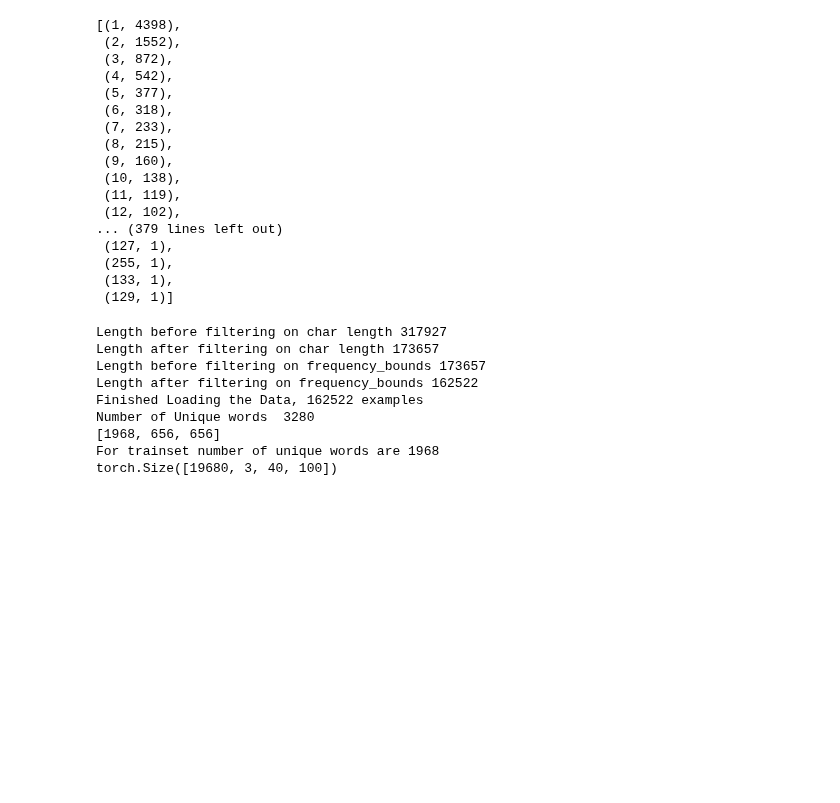
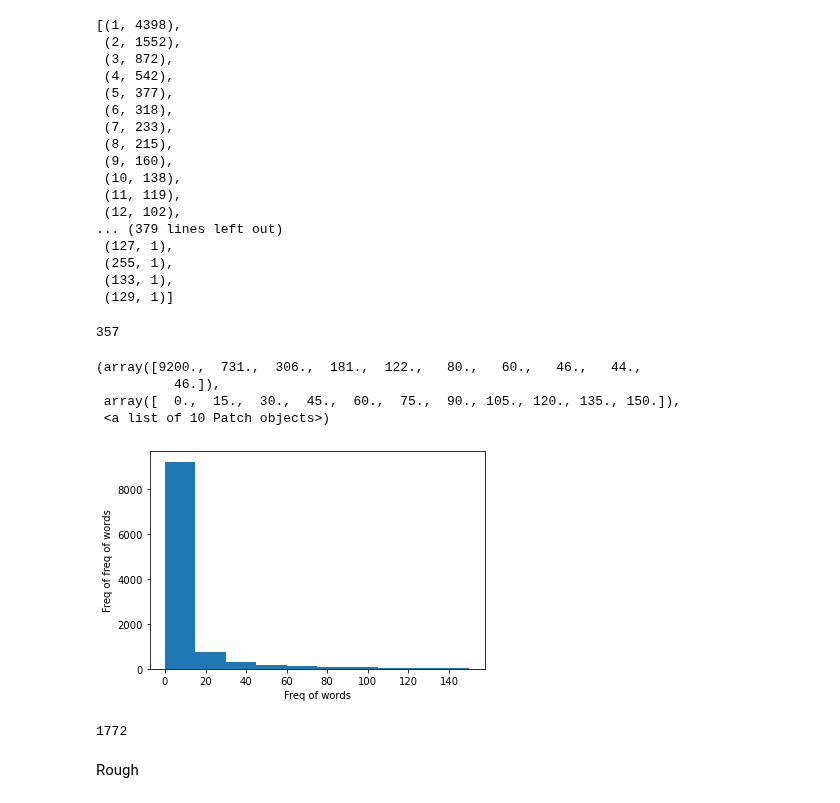
Before and after one commit to jayeshmahapatra/acoustic_word_embeddings, a Jupyter notebook: Data Exploration.ipynb, the cells around one changed output. Saved outputs shown, nothing was run; the diff lists cells and outputs as text; code cells hidden in the pictures; blank space fills up the shorter version.

```diff
--- a/Data Exploration.ipynb
+++ b/Data Exploration.ipynb
@@ -127,6 +138,7 @@ Number of Unique words  11177
 # %%
 c = Counter(dh.keys)
 # %%
+c = Counter(dh.keys)
 print("Number of Examples {}".format(len(dh.keys)))
 print("Number of Unique Words {}".format(len(c.keys())))
 print("Maximum frequency {}".format(max(c.values())))
@@ -188,12 +196,27 @@ frequency_bounds = (5,np.Inf)
-# %%
-train_sm_dataset = SiameseTriplets(num_examples = num_examples, split_set = "train", frequency_bounds = frequency_bounds)
-# %% [output]
-Length before filtering on char length 317927
-Length after filtering on char length 173657
-Length before filtering on frequency_bounds 173657
-Length after filtering on frequency_bounds 162522
-Finished Loading the Data, 162522 examples
-Number of Unique words  3280
-[1968, 656, 656]
-For trainset number of unique words are 1968
-torch.Size([19680, 3, 40, 100])
+# %%
+x = list(c.values())
+
+y = [e for e in x if e >= 155]
+
+print(len(y))
+# %% [output]
+357
+# %%
+plt.xlabel("Freq of words")
+plt.ylabel("Freq of freq of words")
+plt.hist(c.values(),range = (0,150))
+# %% [output]
+(array([9200.,  731.,  306.,  181.,  122.,   80.,   60.,   46.,   44.,
+          46.]),
+ array([  0.,  15.,  30.,  45.,  60.,  75.,  90., 105., 120., 135., 150.]),
+ <a list of 10 Patch objects>)
+[figure, added]
+# %%
+x_set = set(w.keys())
+y_set = set(c.keys())
+
+print(len(x_set.intersection(y_set)))
+# %% [output]
+1772
+# %% [markdown]
+Rough
```
Also changed, not shown: parts of 6 cells of this notebook, 10 other files.
